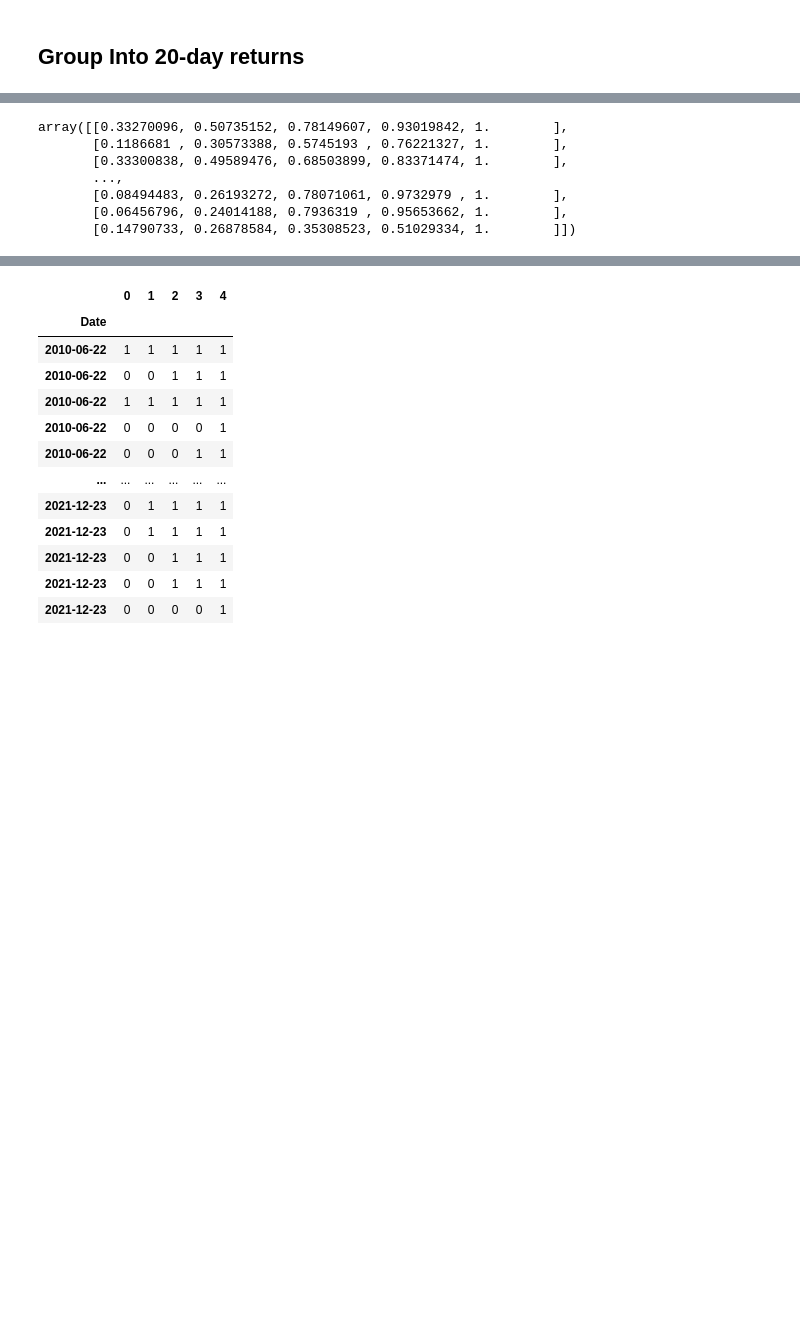
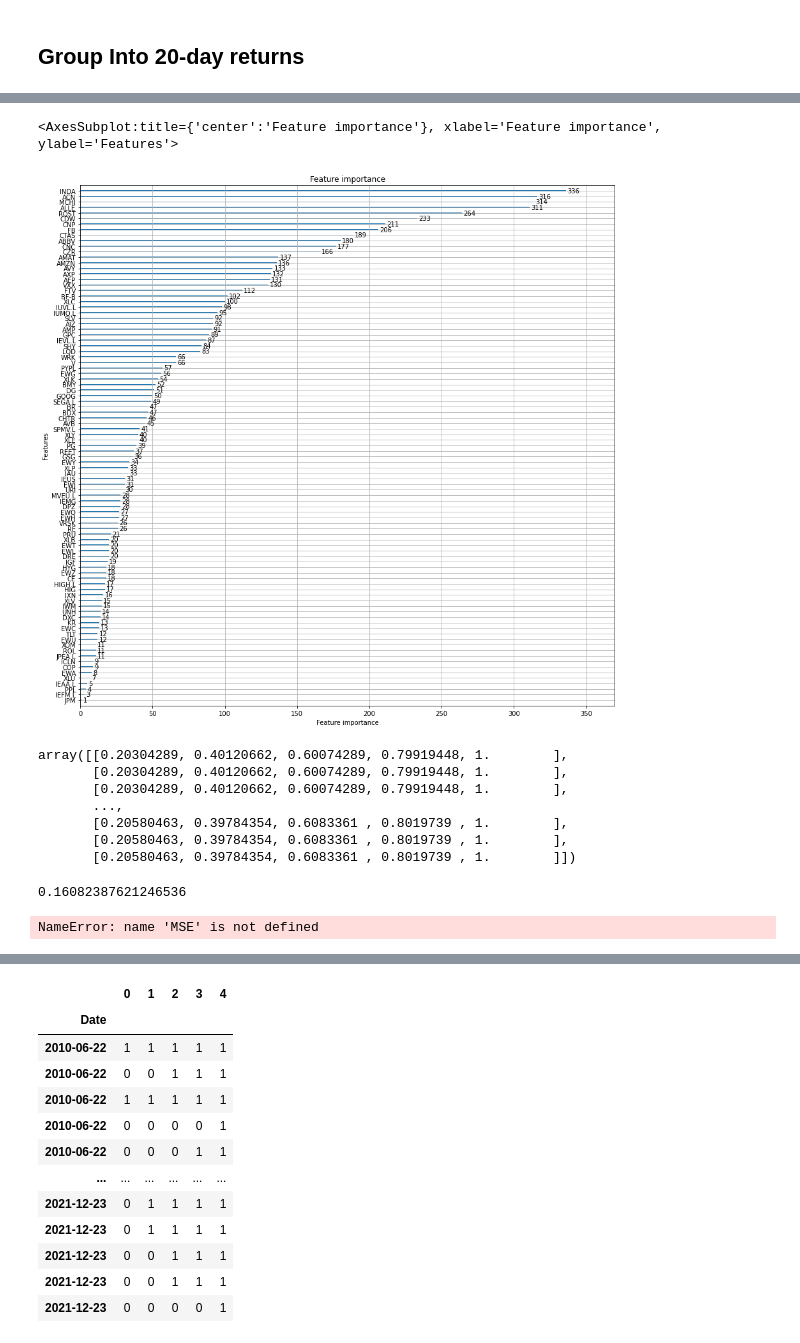
Before and after one commit to chrischia06/M6, a Jupyter notebook: RankTest.ipynb, the cells around one changed output, grey strips where cells are left out. Cells and saved outputs as stored; diff of their text form; code cells hidden in the pictures; blank space fills up the shorter version.

Commit message:
Add month 2 preds

```diff
--- a/RankTest.ipynb
+++ b/RankTest.ipynb
@@ -172,4 +163,12 @@ LGBMRanker(metric='ndcg', objective='lambdarank')
 # %%
-lgbc = lgb.LGBMClassifier(n_estimators=100,objective="multiclass")
-lgbc.fit(df3.iloc[:, list(range(100)) + [101]], df3.iloc[:, 100])
+from sklearn.model_selection import train_test_split
+
+X_train, X_test, y_train, y_test = train_test_split(
+    df3.iloc[:, list(range(100))],
+    df3.iloc[:, 100],
+    test_size = 0.3,
+    shuffle=False)
+
+lgbc = lgb.LGBMClassifier(n_estimators=100, max_depth = 5, learning_rate = 0.01, reg_alpha = 1, reg_lambda = 1, objective="multiclass")
+lgbc.fit(X_train, y_train)
 # %% [output]
@@ -177,12 +196,24 @@ LGBMClassifier(objective='multiclass')
+# %%
+import matplotlib.pyplot as plt
+fig, ax = plt.subplots(figsize=(15, 15))
+lgb.plot_importance(lgbc, ax = ax)
+# %% [output]
+<AxesSubplot:title={'center':'Feature importance'}, xlabel='Feature importance', ylabel='Features'>
+[figure, added]
 # %%
-pred_proba = lgbc.predict_proba(df3.iloc[:, list(range(100)) + [101]])
-pred_proba_cdf = np.cumsum(pred_proba, axis = 1)
-pred_proba_cdf
+pred_proba_train = lgbc.predict_proba(X_train)
+pred_proba_train_cdf = np.cumsum(pred_proba_train, axis = 1)
+display(pred_proba_train_cdf)
+
+y_train_cdf = np.cumsum(pd.get_dummies(y_train), axis =1)
+baseline_train = np.cumsum(0.2 * np.ones((y_train.shape[0], 5)), axis = 1)
+np.mean(np.mean((y_train_cdf - pred_proba_train_cdf) ** 2, axis = 1))
 # %% [output]
-array([[0.33270096, 0.50735152, 0.78149607, 0.93019842, 1.        ],
-       [0.1186681 , 0.30573388, 0.5745193 , 0.76221327, 1.        ],
-       [0.33300838, 0.49589476, 0.68503899, 0.83371474, 1.        ],
+array([[0.20304289, 0.40120662, 0.60074289, 0.79919448, 1.        ],
+       [0.20304289, 0.40120662, 0.60074289, 0.79919448, 1.        ],
+       [0.20304289, 0.40120662, 0.60074289, 0.79919448, 1.        ],
        ...,
-       [0.08494483, 0.26193272, 0.78071061, 0.9732979 , 1.        ],
-       [0.06456796, 0.24014188, 0.7936319 , 0.95653662, 1.        ],
-       [0.14790733, 0.26878584, 0.35308523, 0.51029334, 1.        ]])
+       [0.20580463, 0.39784354, 0.6083361 , 0.8019739 , 1.        ],
+       [0.20580463, 0.39784354, 0.6083361 , 0.8019739 , 1.        ],
+       [0.20580463, 0.39784354, 0.6083361 , 0.8019739 , 1.        ]])
+0.16082387621246536
@@ -188,0 +224,5 @@ array([[0.33270096, 0.50735152, 0.78149607, 0.93019842, 1.        ],
+# %%
+test_MSE = MSE(y_test_cdf, pred_proba_test_cdf).rename("MSE")
+np.mean(test_MSE)
+# %% [output]
+NameError: name 'MSE' is not defined
```
Also changed, not shown: parts of 34 cells of this notebook, 4 other files.
